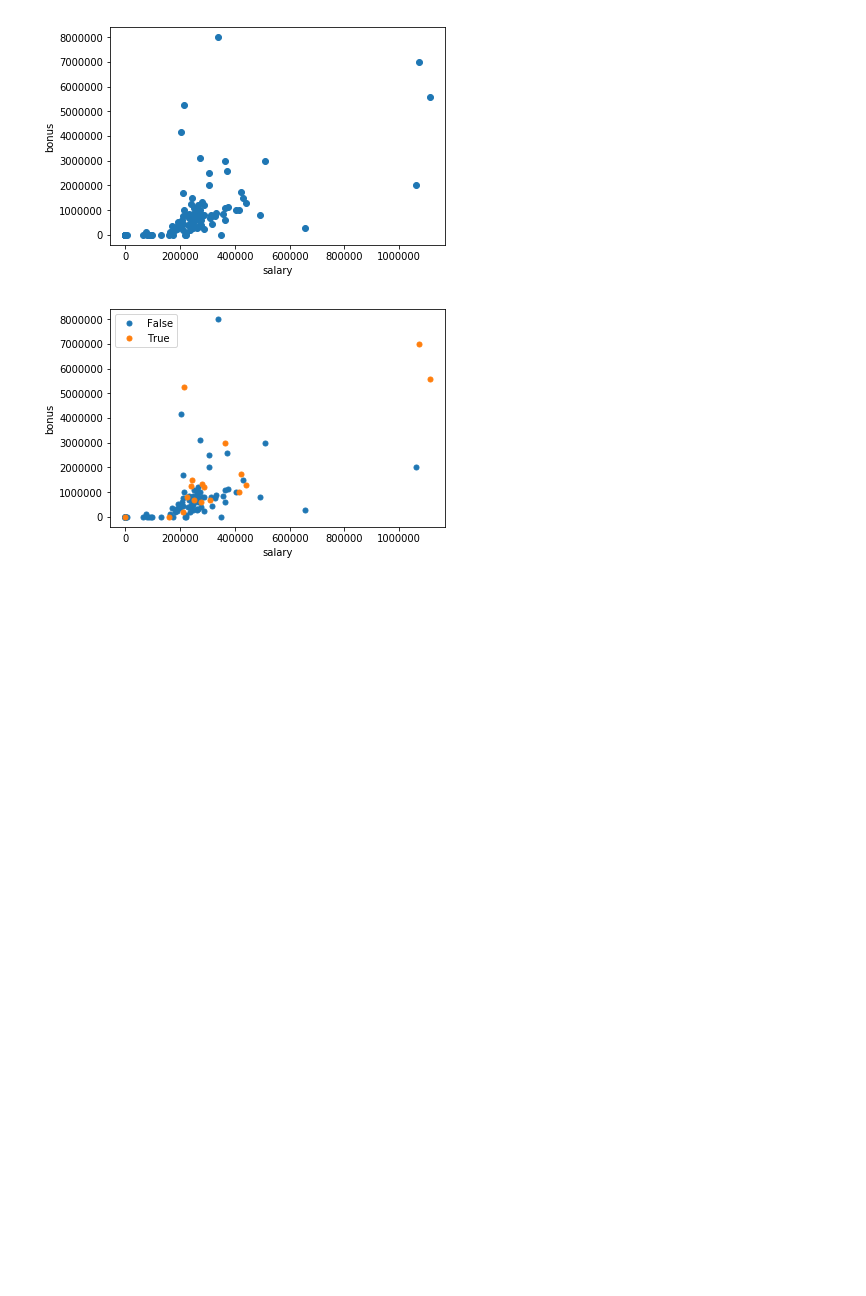
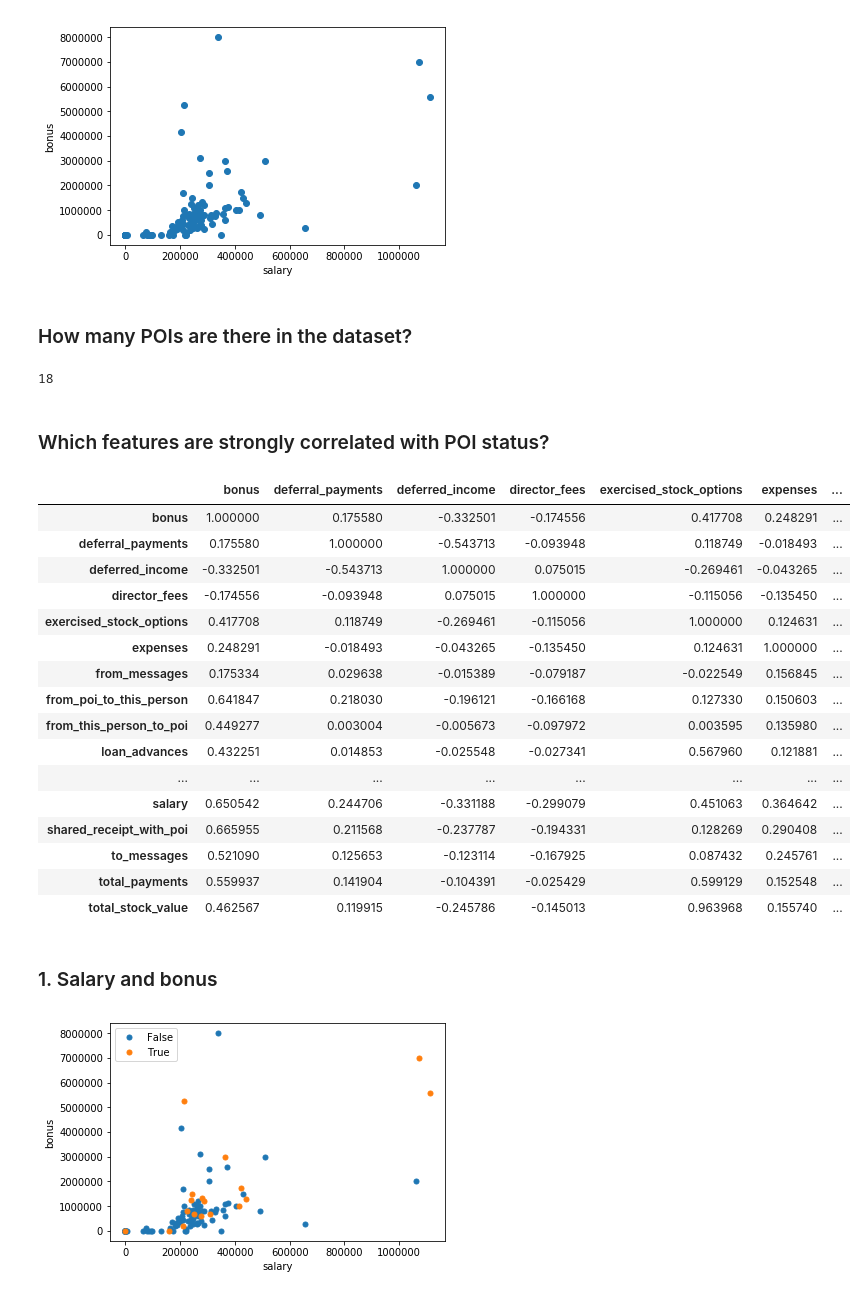
Before and after one commit to Manyizi101/P5_UdacityProject_MachineLearning, a Jupyter notebook: Enron_EDA.ipynb, the cells around one changed output. Saved outputs shown, nothing was run; the diff lists cells and outputs as text; code cells hidden in the pictures; blank space fills up the shorter version.

```diff
--- a/Enron_EDA.ipynb
+++ b/Enron_EDA.ipynb
@@ -110,6 +112,37 @@ plt.ylabel('bonus')
 plt.show()
 # %% [output]
 [figure]
+# %% [markdown]
+### How many POIs are there in the dataset?
+# %%
+poi = df[df['poi'] == 1]
+len(poi)
+# %% [output]
+18
+# %% [markdown]
+### Which features are strongly correlated with POI status?
+# %%
+df.corr(method = 'pearson')
+# %% [output]
+|  | bonus | deferral_payments | deferred_income | director_fees | exercised_stock_options | expenses | ... |
+| bonus | 1.000000 | 0.175580 | -0.332501 | -0.174556 | 0.417708 | 0.248291 | ... |
+| deferral_payments | 0.175580 | 1.000000 | -0.543713 | -0.093948 | 0.118749 | -0.018493 | ... |
+| deferred_income | -0.332501 | -0.543713 | 1.000000 | 0.075015 | -0.269461 | -0.043265 | ... |
+| director_fees | -0.174556 | -0.093948 | 0.075015 | 1.000000 | -0.115056 | -0.135450 | ... |
+| exercised_stock_options | 0.417708 | 0.118749 | -0.269461 | -0.115056 | 1.000000 | 0.124631 | ... |
+| expenses | 0.248291 | -0.018493 | -0.043265 | -0.135450 | 0.124631 | 1.000000 | ... |
+| from_messages | 0.175334 | 0.029638 | -0.015389 | -0.079187 | -0.022549 | 0.156845 | ... |
+| from_poi_to_this_person | 0.641847 | 0.218030 | -0.196121 | -0.166168 | 0.127330 | 0.150603 | ... |
+| from_this_person_to_poi | 0.449277 | 0.003004 | -0.005673 | -0.097972 | 0.003595 | 0.135980 | ... |
+| loan_advances | 0.432251 | 0.014853 | -0.025548 | -0.027341 | 0.567960 | 0.121881 | ... |
+| ... | ... | ... | ... | ... | ... | ... | ... |
+| salary | 0.650542 | 0.244706 | -0.331188 | -0.299079 | 0.451063 | 0.364642 | ... |
+| shared_receipt_with_poi | 0.665955 | 0.211568 | -0.237787 | -0.194331 | 0.128269 | 0.290408 | ... |
+| to_messages | 0.521090 | 0.125653 | -0.123114 | -0.167925 | 0.087432 | 0.245761 | ... |
+| total_payments | 0.559937 | 0.141904 | -0.104391 | -0.025429 | 0.599129 | 0.152548 | ... |
+| total_stock_value | 0.462567 | 0.119915 | -0.245786 | -0.145013 | 0.963968 | 0.155740 | ... |
+# %% [markdown]
+### 1. Salary and bonus
 # %%
 # Group employees based on POI status
 groups = df.groupby('poi')
```
Also changed, not shown: parts of 2 cells of this notebook.
